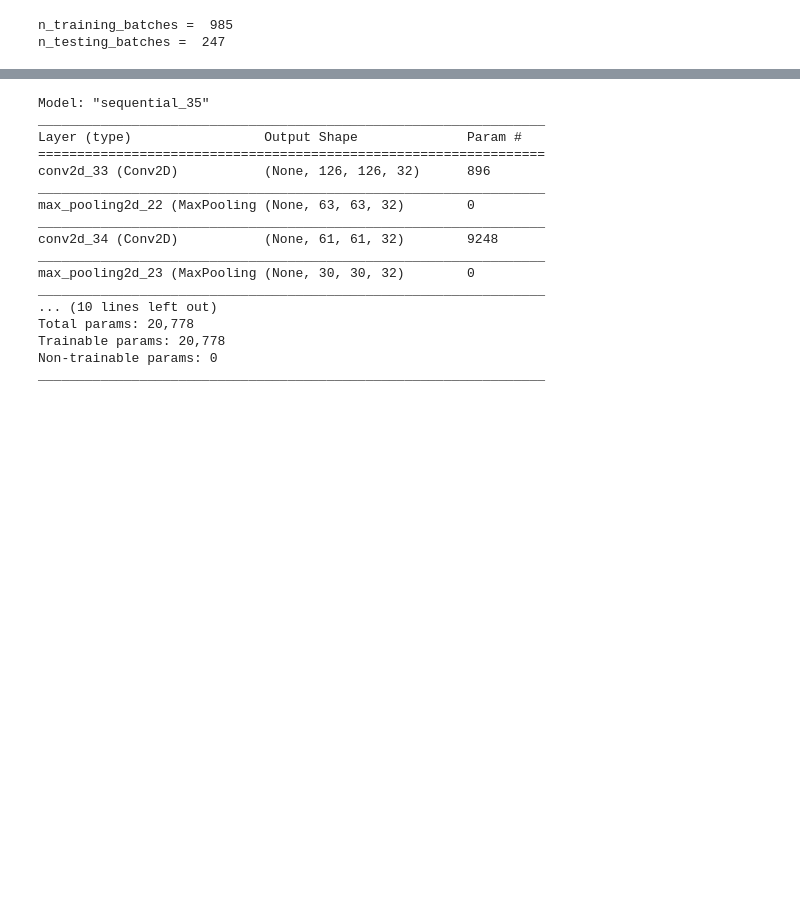
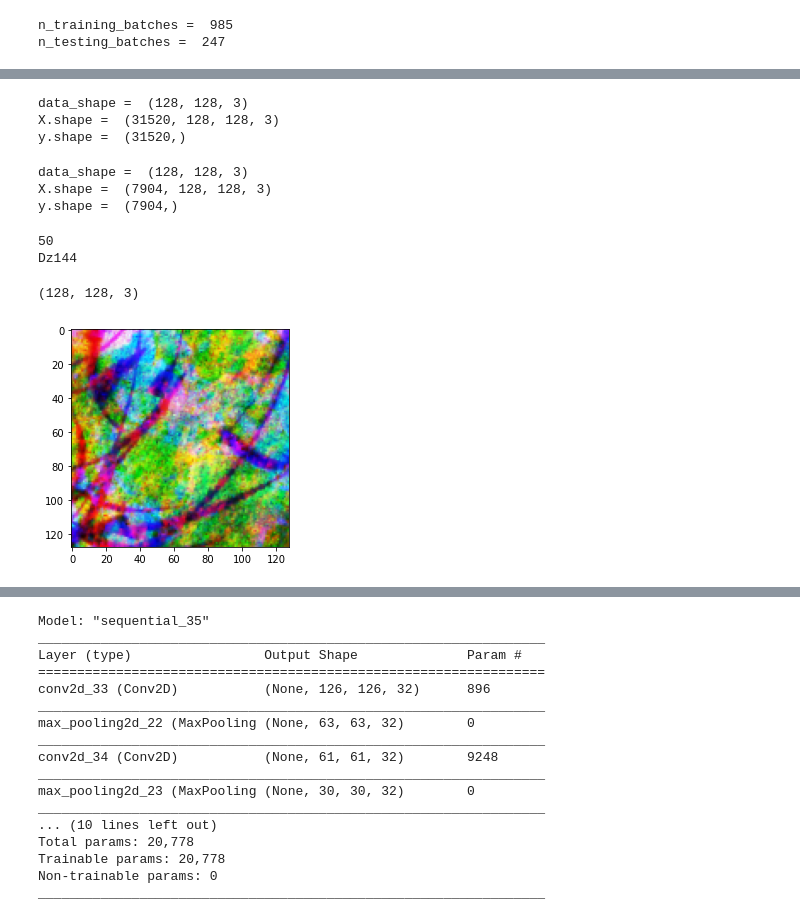
Before and after one commit to sudormroot/masters_thesis_code, a Jupyter notebook: triplet_plus_simple.ipynb, the cells around one changed output, grey strips where cells are left out. Saved outputs shown, nothing was run; the diff lists cells and outputs as text; code cells hidden in the pictures; blank space fills up the shorter version.

```diff
--- a/triplet_plus_simple.ipynb
+++ b/triplet_plus_simple.ipynb
@@ -85,7 +93,7 @@ n_batches =  1232
 # %% [markdown]
 # Splitting dataset
 # %%
-dataset = dataset.shuffle(buffer_size = n_batches)
+#dataset = dataset.shuffle(buffer_size = n_batches)
 # %%
 #
 #    80% (training) + 20% (test)
@@ -112,0 +132,29 @@ for data, labels in dataset_training.take(1):
+# %%
+X_train, y_train = split_keras_dataset_to_xy(dataset_training)
+# %% [output]
+data_shape =  (128, 128, 3)
+X.shape =  (31520, 128, 128, 3)
+y.shape =  (31520,)
+# %%
+X_test, y_test = split_keras_dataset_to_xy(dataset_testing)
+# %% [output]
+data_shape =  (128, 128, 3)
+X.shape =  (7904, 128, 128, 3)
+y.shape =  (7904,)
+# %%
+print(y_train[0])
+print(dataset.class_names[y_train[0]])
+# %% [output]
+50
+Dz144
+# %%
+print(X_train[0].shape)
+# %% [output]
+(128, 128, 3)
+# %%
+import matplotlib.pyplot as plt
+
+plt.imshow(np.array(X_train[1], dtype = np.uint8))
+plt.show()
+# %% [output]
+[figure, added]
```
Also changed, not shown: parts of 9 cells of this notebook, 3 other files.
